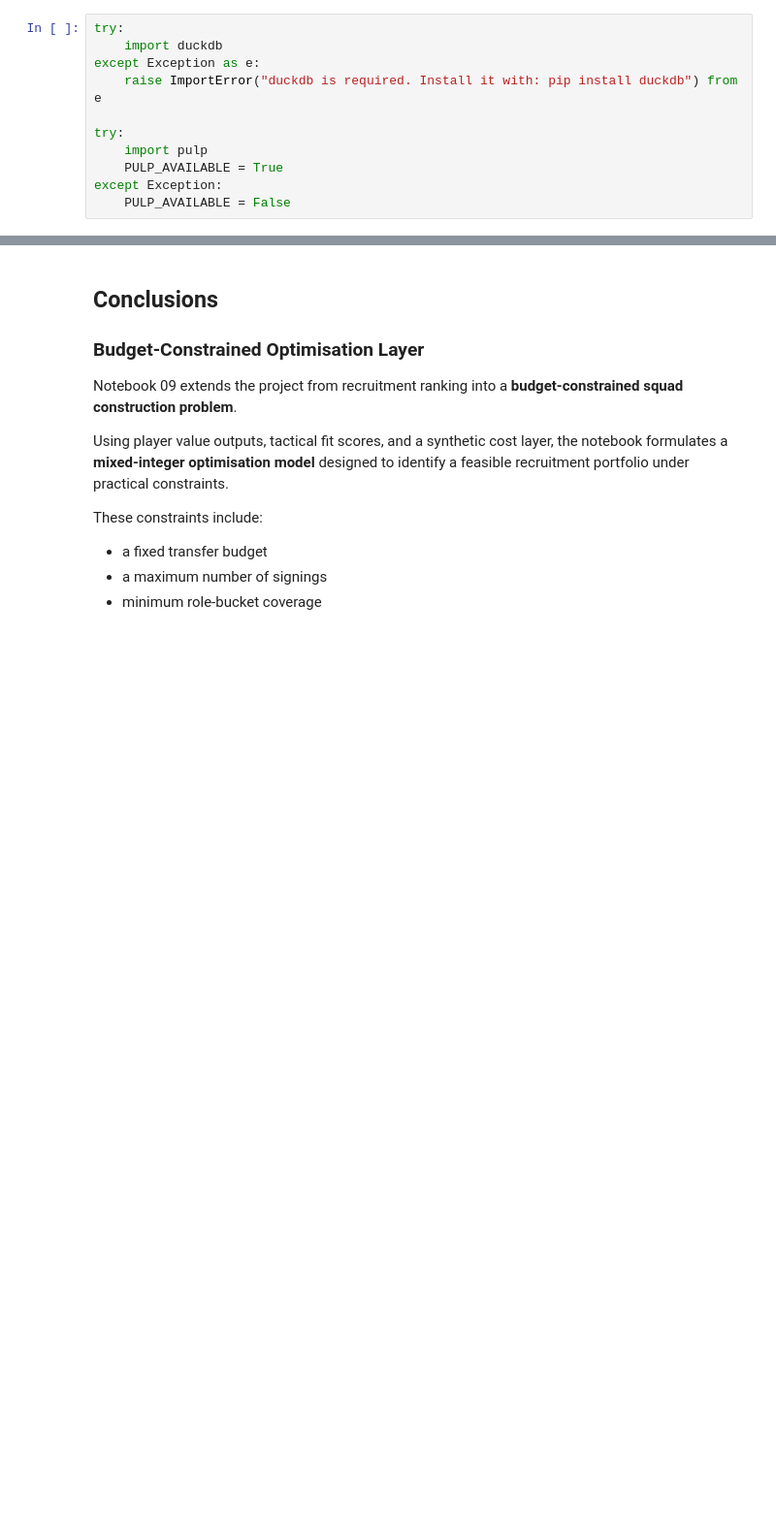
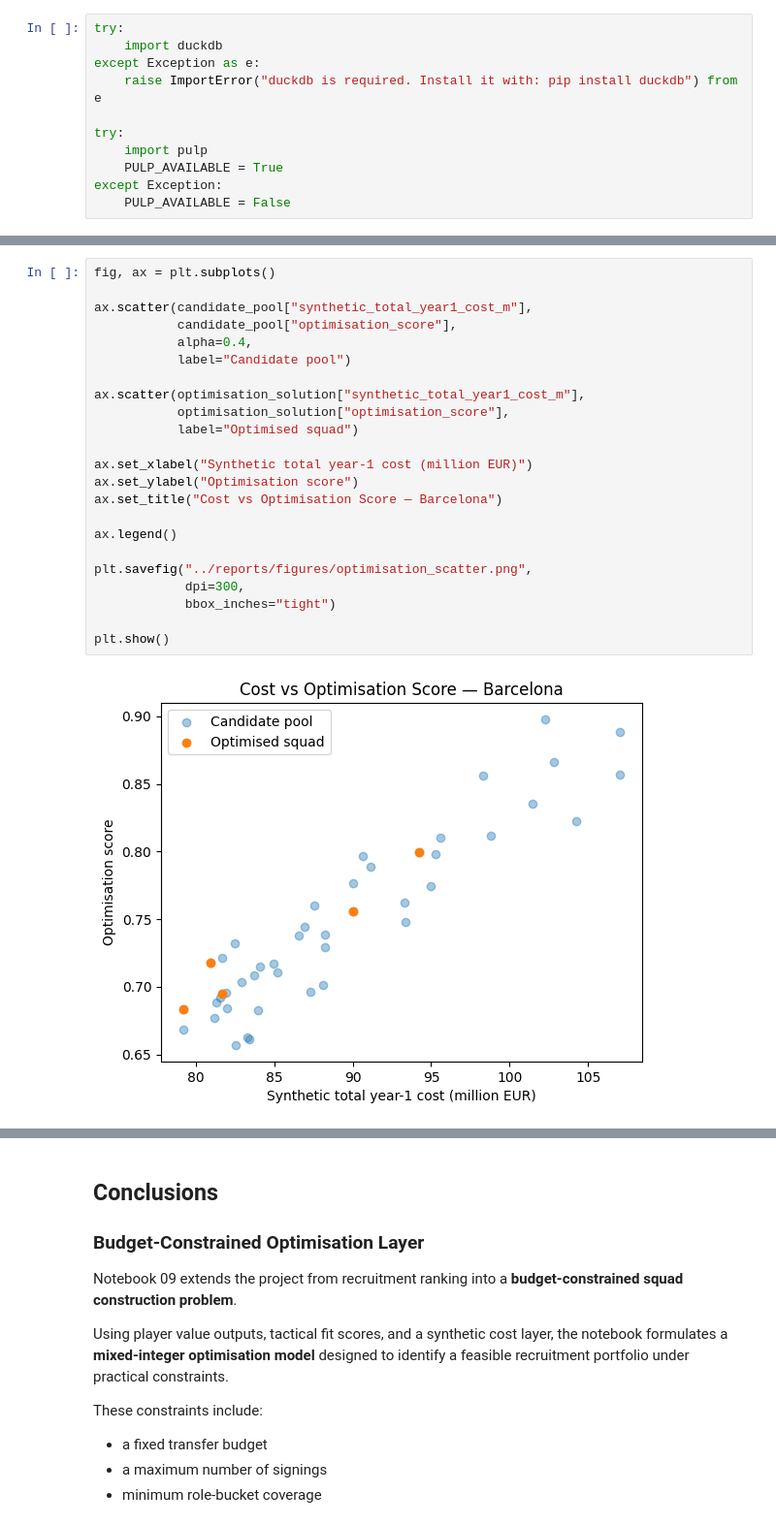
Before and after one commit to manuelpeba/football-possession-value, a Jupyter notebook: notebooks/09_budget_constrained_optimisation.ipynb, the cells around one changed output, grey strips where cells are left out. Shown at 97% size. Saved outputs shown, nothing was run; the diff lists cells and outputs as text; blank space fills up the shorter version.

Commit message:
Add optimisation and simulation visualisations; update notebooks 09 and 10

```diff
--- a/notebooks/09_budget_constrained_optimisation.ipynb
+++ b/notebooks/09_budget_constrained_optimisation.ipynb
@@ -283,3 +348,28 @@ optimisation_solution
+# %%
+fig, ax = plt.subplots()
+
+ax.scatter(candidate_pool["synthetic_total_year1_cost_m"],
+           candidate_pool["optimisation_score"],
+           alpha=0.4,
+           label="Candidate pool")
+
+ax.scatter(optimisation_solution["synthetic_total_year1_cost_m"],
+           optimisation_solution["optimisation_score"],
+           label="Optimised squad")
+
+ax.set_xlabel("Synthetic total year-1 cost (million EUR)")
+ax.set_ylabel("Optimisation score")
+ax.set_title("Cost vs Optimisation Score — Barcelona")
+
+ax.legend()
+
+plt.savefig("../reports/figures/optimisation_scatter.png",
+            dpi=300,
+            bbox_inches="tight")
+
+plt.show()
+# %% [output]
+[figure, added]
 # %%
 naive_top_n = candidate_pool.head(CFG.max_signings).copy()
 
```
Also changed, not shown: parts of 18 cells of this notebook, 5 other files.
